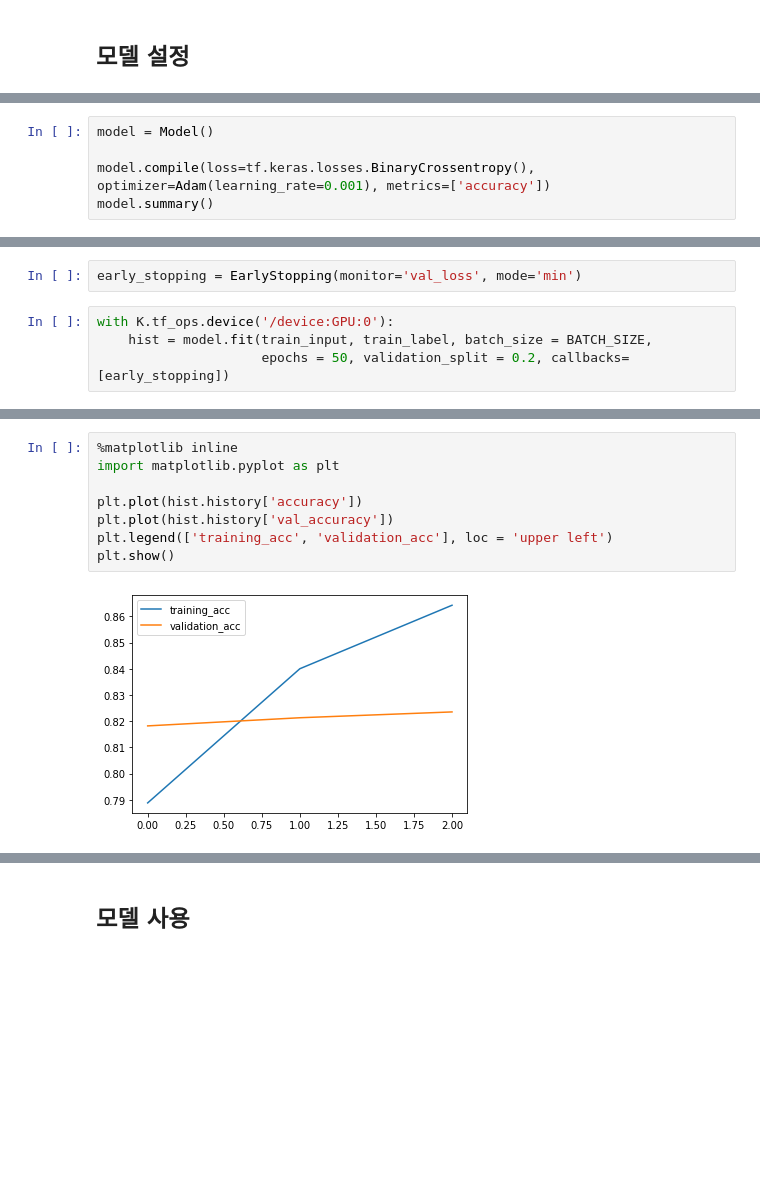
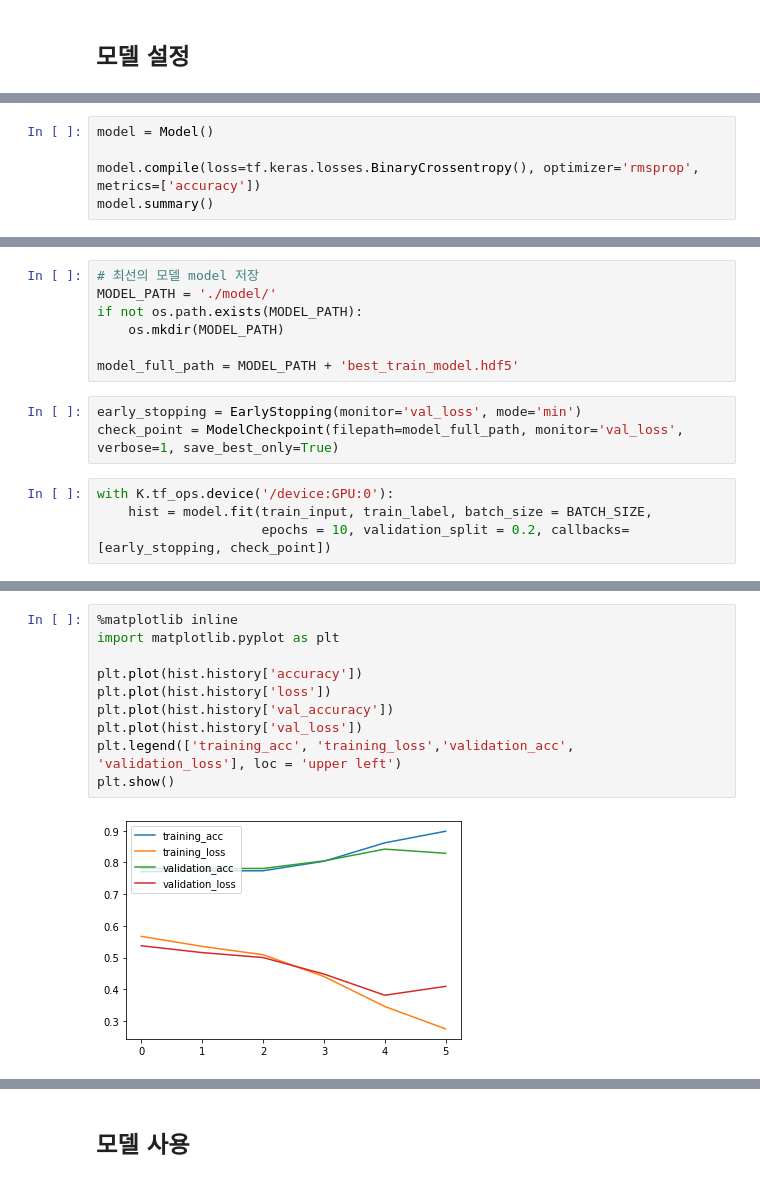
Before and after one commit to sin00528/badWord, a Jupyter notebook: NNModel.ipynb, the cells around one changed output, grey strips where cells are left out. Saved outputs shown, nothing was run; the diff lists cells and outputs as text; blank space fills up the shorter version.

```diff
--- a/NNModel.ipynb
+++ b/NNModel.ipynb
@@ -69,6 +83,6 @@ def Model():
 # %%
 model = Model()
 
-model.compile(loss=tf.keras.losses.BinaryCrossentropy(), optimizer=Adam(learning_rate=0.001), metrics=['accuracy'])
+model.compile(loss=tf.keras.losses.BinaryCrossentropy(), optimizer='rmsprop', metrics=['accuracy'])
 model.summary()
 # %% [output]
@@ -90,11 +104,19 @@ Trainable params: 2,215,809
 Non-trainable params: 0
 _________________________________________________________________
+# %%
+# 최선의 모델 model 저장
+MODEL_PATH = './model/'
+if not os.path.exists(MODEL_PATH):
+    os.mkdir(MODEL_PATH)
+
+model_full_path = MODEL_PATH + 'best_train_model.hdf5'
 # %%
 early_stopping = EarlyStopping(monitor='val_loss', mode='min')
+check_point = ModelCheckpoint(filepath=model_full_path, monitor='val_loss', verbose=1, save_best_only=True)
 # %%
 with K.tf_ops.device('/device:GPU:0'):
     hist = model.fit(train_input, train_label, batch_size = BATCH_SIZE,
-                     epochs = 50, validation_split = 0.2, callbacks=[early_stopping])
+                     epochs = 10, validation_split = 0.2, callbacks=[early_stopping, check_point])
 # %% [output]
 WARNING:tensorflow:From C:\Users\VI\Anaconda3\envs\badWord\lib\site-packages\keras\backend\tensorflow_backend.py:422: The name tf.global_variables is deprecated. Please use tf.compat.v1.global_variabl ...
 
@@ -108,13 +138,15 @@ Epoch 3/50
 # %%
 %matplotlib inline
 import matplotlib.pyplot as plt
 
 plt.plot(hist.history['accuracy'])
+plt.plot(hist.history['loss'])
 plt.plot(hist.history['val_accuracy'])
-plt.legend(['training_acc', 'validation_acc'], loc = 'upper left')
+plt.plot(hist.history['val_loss'])
+plt.legend(['training_acc', 'training_loss','validation_acc', 'validation_loss'], loc = 'upper left')
 plt.show()
 # %% [output]
-[figure, old version]
+[figure, new version]
 # %%
 results = model.evaluate(eval_input, eval_label)
 print('Test accuracy: ', results[1])
```
Also changed, not shown: parts of 17 cells of this notebook, 25 other files.
